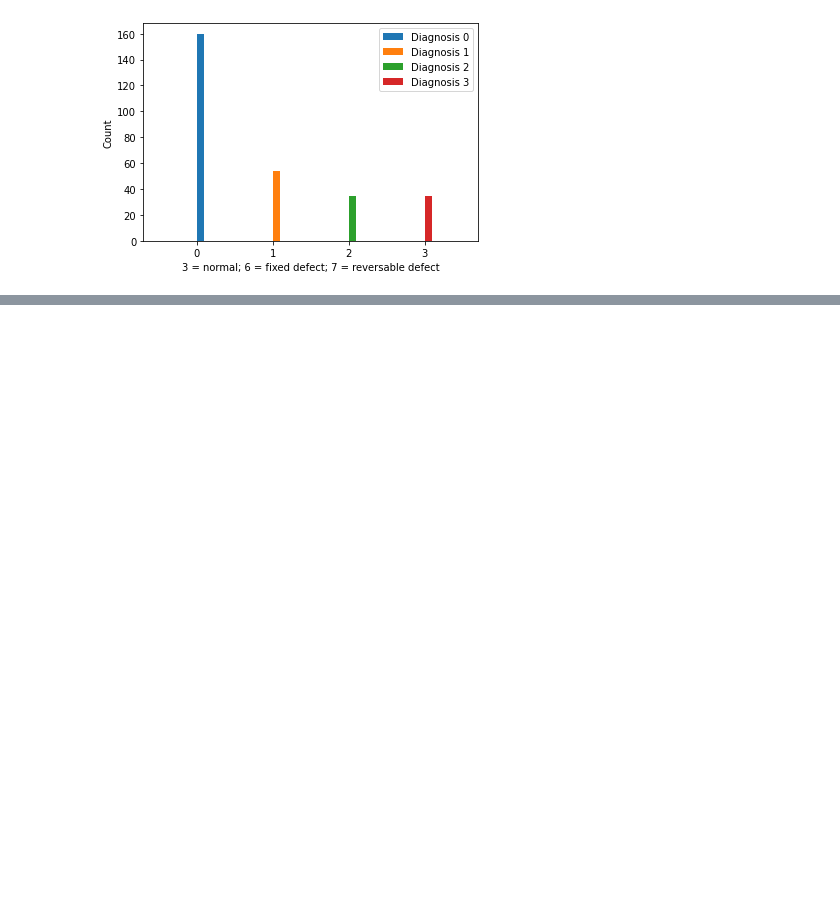
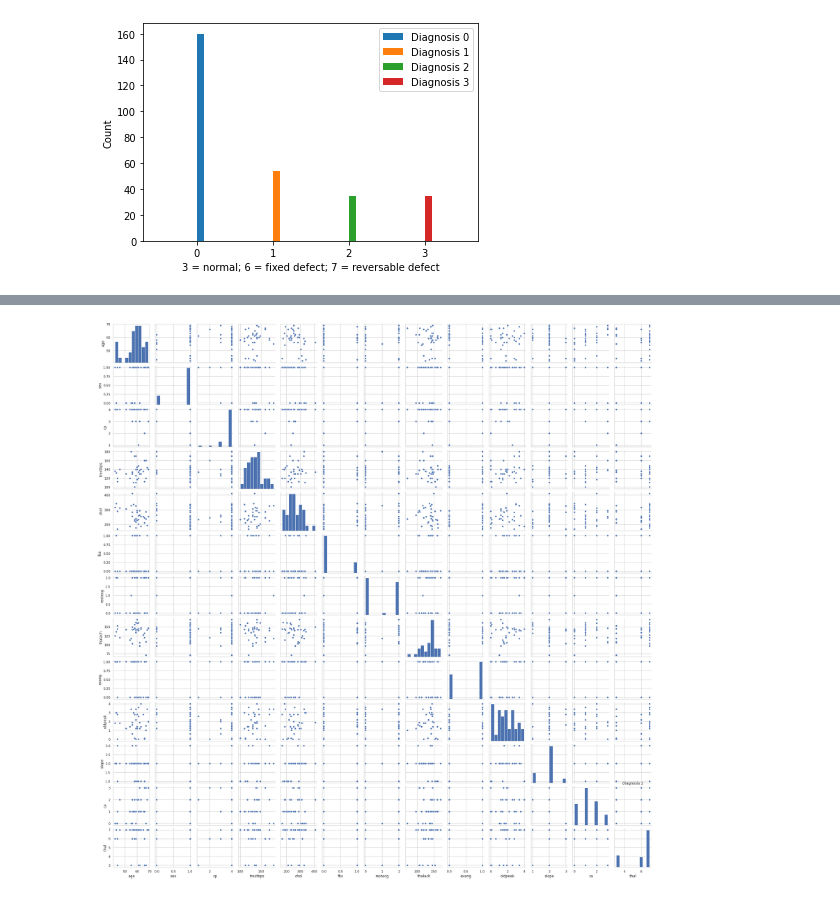
Before and after one commit to joaogomes18/Machine-Learning, a Jupyter notebook: 1stAssignment/1sAssignmentVisualData.ipynb, the cells around one changed output, grey strips where cells are left out. Saved outputs shown, nothing was run; the diff lists cells and outputs as text; code cells hidden in the pictures; blank space fills up the shorter version.

```diff
--- a/1stAssignment/1sAssignmentVisualData.ipynb
+++ b/1stAssignment/1sAssignmentVisualData.ipynb
@@ -166,0 +197,7 @@ plt.show()
+# %%
+sns.set(style='whitegrid', context='notebook')
+sns.pairplot(data2[["age", "sex", "cp", "trestbps", "chol", "fbs", "restecg", "thalach", "exang", "oldpeak", "slope", "ca", "thal"]], height=2)
+plt.title("Diagnosis 2")
+plt.show()
+# %% [output]
+[figure, added]
```
Also changed, not shown: parts of 10 cells of this notebook.
